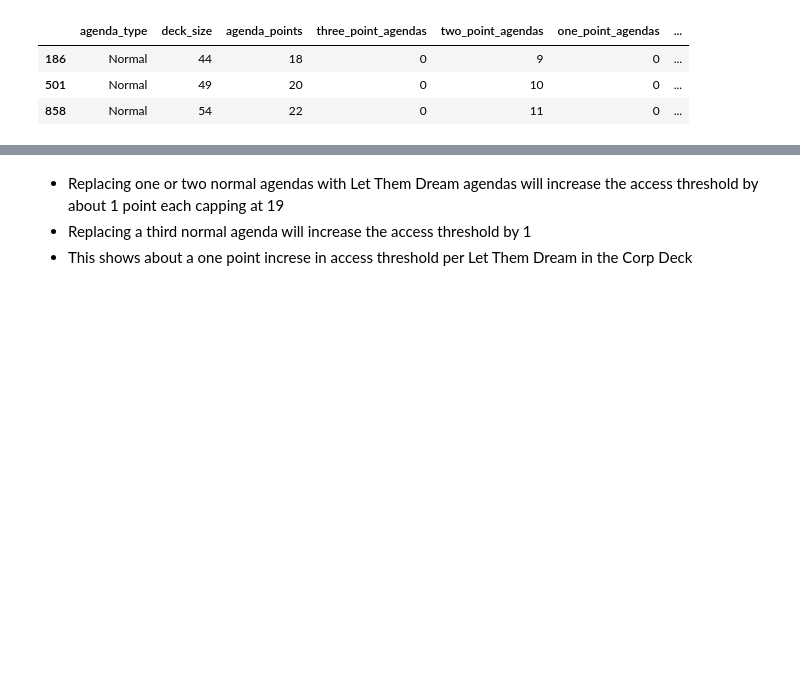
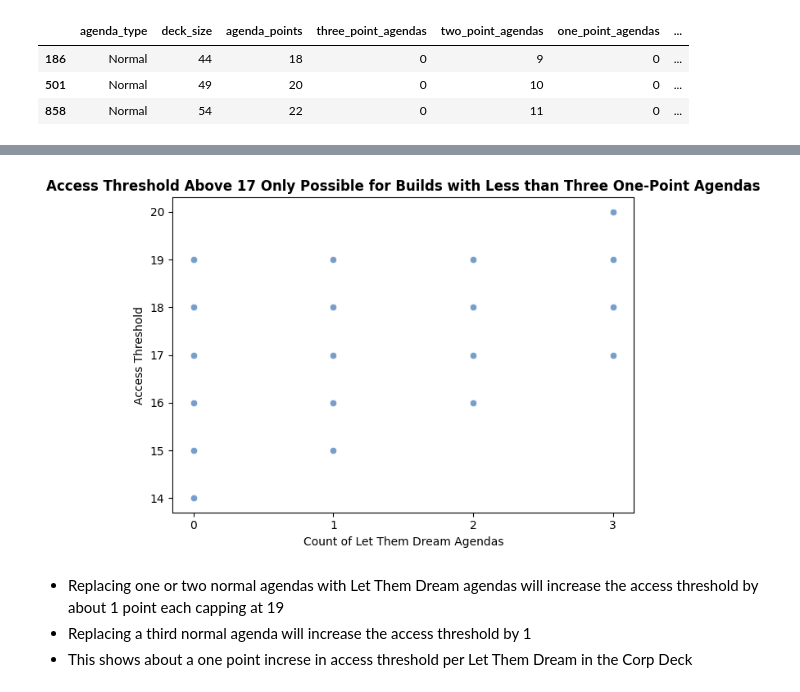
Before and after one commit to Johndsalas/Netrunner-Analysis, a Jupyter notebook: Netrunner_Agenda_Points_Analysis.ipynb, the cells around one changed output, grey strips where cells are left out. Saved outputs shown, nothing was run; the diff lists cells and outputs as text; code cells hidden in the pictures; blank space fills up the shorter version.

```diff
--- a/Netrunner_Agenda_Points_Analysis.ipynb
+++ b/Netrunner_Agenda_Points_Analysis.ipynb
@@ -292,8 +259,7 @@ df_normal[df.agenda_counts == '[3, 5, 0]']
 # %%
-df.plot.scatter(x='let_them_dream_count', y='average_accesses', title='Let Them Dream')
-
-plt.tight_layout()
-plt.show()
+nc.get_my_ltd_data(df)
+# %% [output]
+[figure, added]
 # %% [markdown]
 * Replacing one or two normal agendas with Let Them Dream agendas will increase the access threshold by about 1 point each capping at 19
 * Replacing a third normal agenda will increase the access threshold by 1
```
Also changed, not shown: parts of 38 cells of this notebook.
